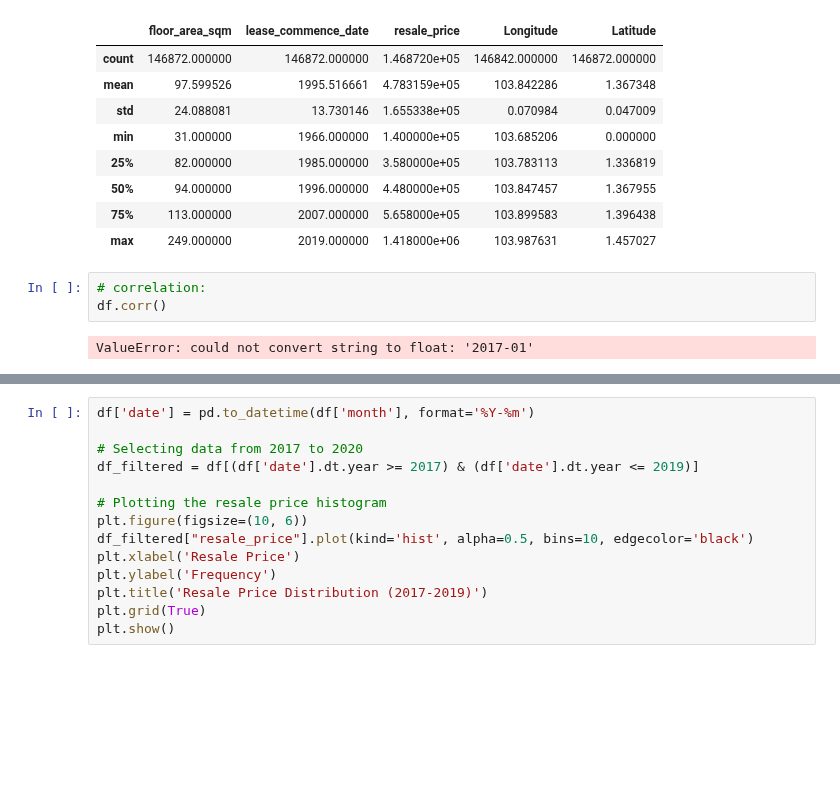
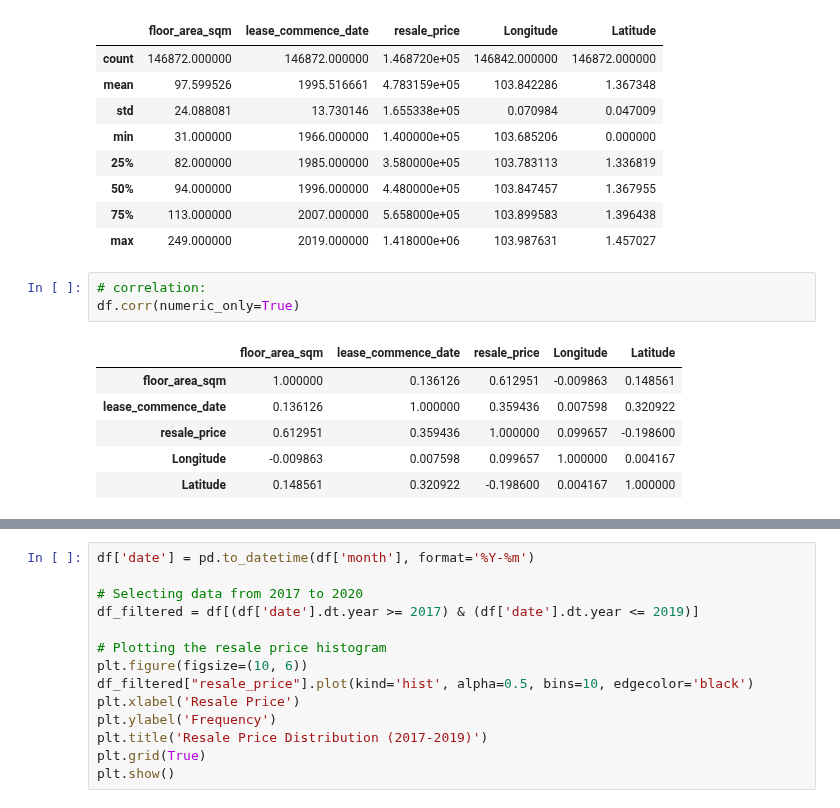
Before and after one commit to raphaelgohwx/datamining, a Jupyter notebook: proposal.ipynb, the cells around one changed output, grey strips where cells are left out. Cells and saved outputs as stored; diff of their text form; blank space fills up the shorter version.

```diff
--- a/proposal.ipynb
+++ b/proposal.ipynb
@@ -76,8 +76,13 @@ df.describe()
 | max | 249.000000 | 2019.000000 | 1.418000e+06 | 103.987631 | 1.457027 |
 # %%
 # correlation:
-df.corr()
+df.corr(numeric_only=True)
 # %% [output]
-ValueError: could not convert string to float: '2017-01'
+|  | floor_area_sqm | lease_commence_date | resale_price | Longitude | Latitude |
+| floor_area_sqm | 1.000000 | 0.136126 | 0.612951 | -0.009863 | 0.148561 |
+| lease_commence_date | 0.136126 | 1.000000 | 0.359436 | 0.007598 | 0.320922 |
+| resale_price | 0.612951 | 0.359436 | 1.000000 | 0.099657 | -0.198600 |
+| Longitude | -0.009863 | 0.007598 | 0.099657 | 1.000000 | 0.004167 |
+| Latitude | 0.148561 | 0.320922 | -0.198600 | 0.004167 | 1.000000 |
 # %%
 # Compute the correlation matrix
```
Also changed, not shown: parts of 12 cells of this notebook.
